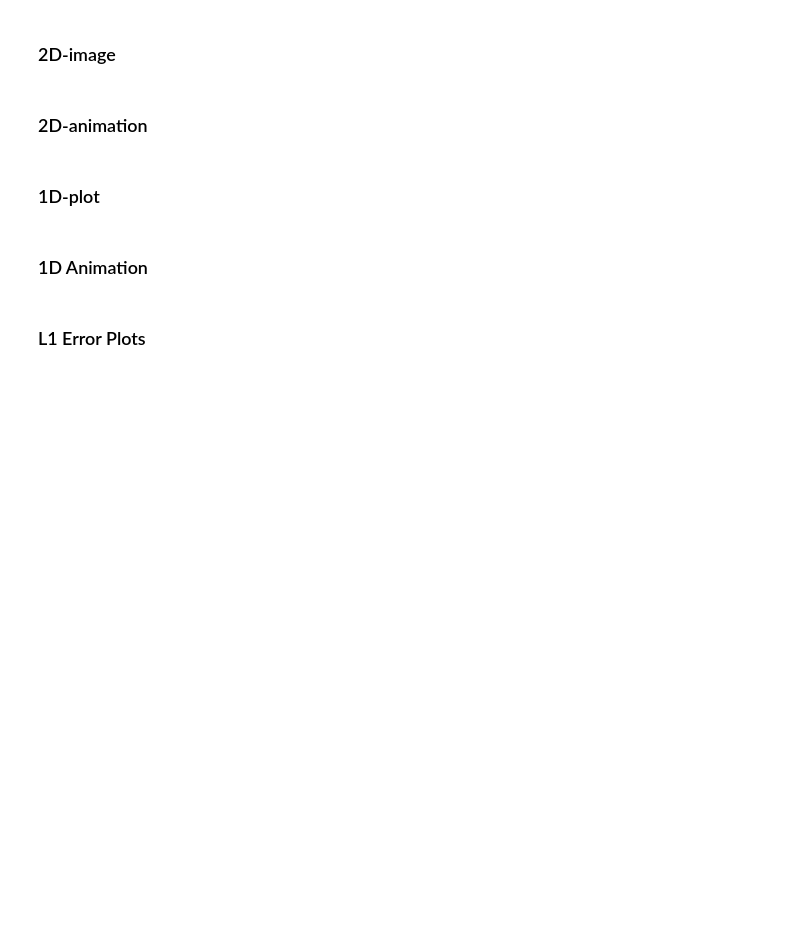
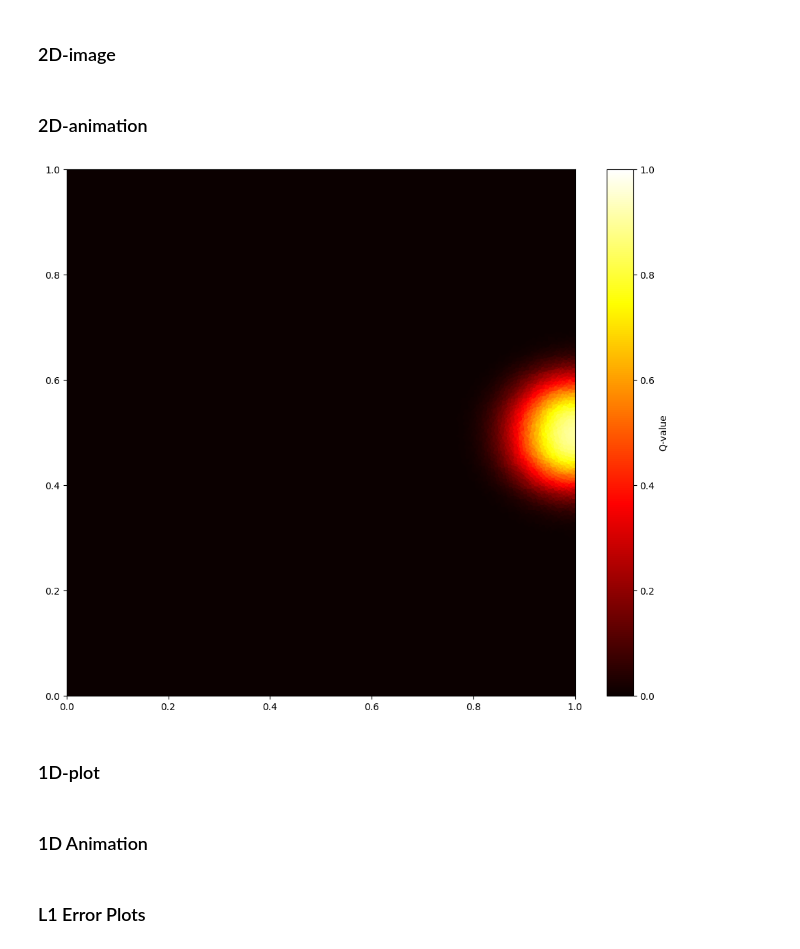
Before and after one commit to lucas56098/hydro_bsc_project, a Jupyter notebook: src/visualization.ipynb, the cells around one changed output. Cells and saved outputs as stored; diff of their text form; code cells hidden in the pictures; blank space fills up the shorter version.

```diff
--- a/src/visualization.ipynb
+++ b/src/visualization.ipynb
@@ -117,6 +124,10 @@ def animation2D(file_name, frames, fps=30, animation_name='animation2D', cbar_la
         ani.save('figures/' + animation_name + '.gif', fps=fps)
 
     plt.show()
+# %%
+animation2D("vmesh", range(0, 150*9, 9), 30, cmap = 'hot')
+# %% [output]
+[figure, added]
 # %% [markdown]
 ### 1D-plot
 # %%
```
Also changed, not shown: parts of 3 cells of this notebook, 10 other files.
